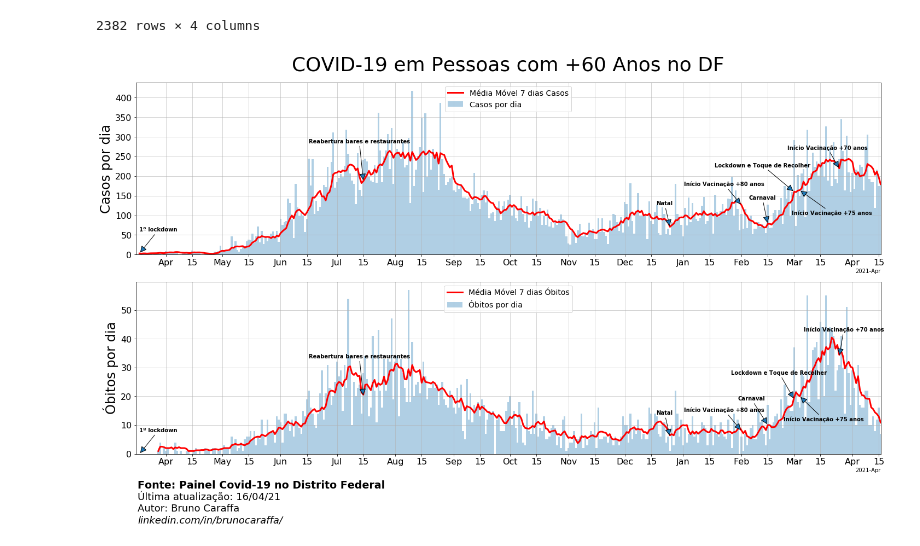
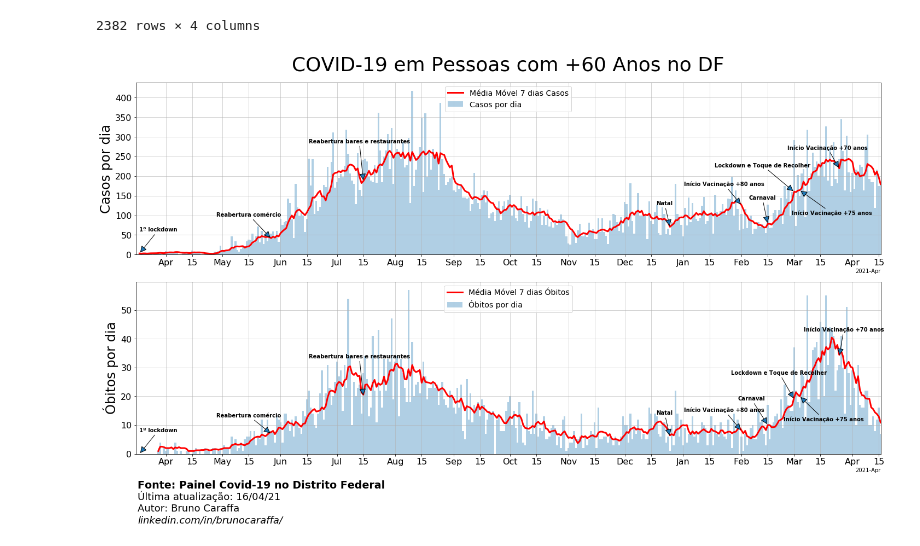
Before and after one commit to bkraffa/movingaveragecovid, a Jupyter notebook: Moving Average COVID.ipynb, the cells around one changed output. Cells and saved outputs as stored; diff of their text form; code cells hidden in the pictures.

```diff
--- a/Moving Average COVID.ipynb
+++ b/Moving Average COVID.ipynb
@@ -200,6 +200,7 @@ df60_deaths.date = pd.to_datetime(df60_deaths.date)
 # on the right coordinates.
 
 datas_eventos = ["03/18/2020", #1º lockdown
+                 "05/27/2020", #Reabertura Comércio
                  "07/15/2020", #Reabertura bares e restaura
                  "12/25/2020", #Natal
                  "2/1/2021", #Início Vacinação +80 anos
@@ -211,6 +212,7 @@ datas_eventos = ["03/18/2020", #1º lockdown
 datas_eventos = [datetime.strptime(x, '%m/%d/%Y') for x in datas_eventos]
 
 nomes_eventos = ["1º lockdown",
+                 "Reabertura comércio",
                 "Reabertura bares e restaurantes",
                 "Natal",
                 "Início Vacinação +80 anos",
@@ -280,7 +282,7 @@ ax1.annotate(nomes_eventos[0],
 
 ax1.annotate(nomes_eventos[1],
             (datas_eventos[1], lista_eventos_casos[1]),
-            xytext=(-100,70),
+            xytext=(-100,40),
             textcoords='offset points',
             arrowprops=dict(arrowstyle = '-|>',
                            mutation_scale=25),
@@ -288,7 +290,7 @@ ax1.annotate(nomes_eventos[1],
 
 ax1.annotate(nomes_eventos[2],
             (datas_eventos[2], lista_eventos_casos[2]),
-            xytext=(-25,40),
+            xytext=(-100,70),
             textcoords='offset points',
             arrowprops=dict(arrowstyle = '-|>',
                            mutation_scale=25),
@@ -296,7 +298,7 @@ ax1.annotate(nomes_eventos[2],
 
 ax1.annotate(nomes_eventos[3],
             (datas_eventos[3], lista_eventos_casos[3]),
-            xytext=(-105,35),
+            xytext=(-25,40),
             textcoords='offset points',
             arrowprops=dict(arrowstyle = '-|>',
                            mutation_scale=25),
@@ -304,7 +306,7 @@ ax1.annotate(nomes_eventos[3],
 
 ax1.annotate(nomes_eventos[4],
             (datas_eventos[4], lista_eventos_casos[4]),
-            xytext=(-35,45),
+            xytext=(-105,35),
             textcoords='offset points',
             arrowprops=dict(arrowstyle = '-|>',
                            mutation_scale=25),
@@ -312,7 +314,7 @@ ax1.annotate(nomes_eventos[4],
 
 ax1.annotate(nomes_eventos[5],
             (datas_eventos[5], lista_eventos_casos[5]),
-            xytext=(-145,45),
+            xytext=(-35,45),
             textcoords='offset points',
             arrowprops=dict(arrowstyle = '-|>',
                            mutation_scale=25),
@@ -320,7 +322,7 @@ ax1.annotate(nomes_eventos[5],
 
 ax1.annotate(nomes_eventos[6],
             (datas_eventos[6], lista_eventos_casos[6]),
-            xytext=(-15,-45),
+            xytext=(-145,45),
             textcoords='offset points',
             arrowprops=dict(arrowstyle = '-|>',
                            mutation_scale=25),
@@ -328,6 +330,14 @@ ax1.annotate(nomes_eventos[6],
 
 ax1.annotate(nomes_eventos[7],
             (datas_eventos[7], lista_eventos_casos[7]),
+            xytext=(-15,-45),
+            textcoords='offset points',
+            arrowprops=dict(arrowstyle = '-|>',
+                           mutation_scale=25),
+            weight='bold', fontsize = 10)
+
+ax1.annotate(nomes_eventos[8],
+            (datas_eventos[8], lista_eventos_casos[8]),
             xytext=(-95,35),
             textcoords='offset points',
             arrowprops=dict(arrowstyle = '-|>',
@@ -344,7 +354,7 @@ ax2.annotate(nomes_eventos[0],
 
 ax2.annotate(nomes_eventos[1],
             (datas_eventos[1], lista_eventos_mortes[1]),
-            xytext=(-100,70),
+            xytext=(-100,30),
             textcoords='offset points',
             arrowprops=dict(arrowstyle = '-|>',
                            mutation_scale=25),
@@ -352,7 +362,7 @@ ax2.annotate(nomes_eventos[1],
 
 ax2.annotate(nomes_eventos[2],
             (datas_eventos[2], lista_eventos_mortes[2]),
-            xytext=(-25,40),
+            xytext=(-100,70),
             textcoords='offset points',
             arrowprops=dict(arrowstyle = '-|>',
                            mutation_scale=25),
@@ -360,7 +370,7 @@ ax2.annotate(nomes_eventos[2],
 
 ax2.annotate(nomes_eventos[3],
             (datas_eventos[3], lista_eventos_mortes[3]),
-            xytext=(-105,35),
+            xytext=(-25,40),
             textcoords='offset points',
             arrowprops=dict(arrowstyle = '-|>',
                            mutation_scale=25),
@@ -368,37 +378,45 @@ ax2.annotate(nomes_eventos[3],
 
 ax2.annotate(nomes_eventos[4],
             (datas_eventos[4], lista_eventos_mortes[4]),
-            xytext=(-55,45),
+            xytext=(-105,35),
             textcoords='offset points',
             arrowprops=dict(arrowstyle = '-|>',
                            mutation_scale=25),
             weight='bold', fontsize = 10)
 
 ax2.annotate(nomes_eventos[5],
             (datas_eventos[5], lista_eventos_mortes[5]),
-            xytext=(-115,45),
+            xytext=(-55,45),
             textcoords='offset points',
             arrowprops=dict(arrowstyle = '-|>',
                            mutation_scale=25),
             weight='bold', fontsize = 10)
 
 ax2.annotate(nomes_eventos[6],
             (datas_eventos[6], lista_eventos_mortes[6]),
-            xytext=(-30,-45),
+            xytext=(-115,45),
             textcoords='offset points',
             arrowprops=dict(arrowstyle = '-|>',
                            mutation_scale=25),
             weight='bold', fontsize = 10)
 
 ax2.annotate(nomes_eventos[7],
             (datas_eventos[7], lista_eventos_mortes[7]),
+            xytext=(-30,-45),
+            textcoords='offset points',
+            arrowprops=dict(arrowstyle = '-|>',
+                           mutation_scale=25),
+            weight='bold', fontsize = 10)
+
+ax2.annotate(nomes_eventos[8],
+            (datas_eventos[8], lista_eventos_mortes[8]),
             xytext=(-65,45),
             textcoords='offset points',
             arrowprops=dict(arrowstyle = '-|>',
                            mutation_scale=25),
             weight='bold', fontsize = 10)
 
 plt.savefig('mediamovel.png')
 plt.show()
 # %% [output]
-[figure, old version]
+[figure, new version]
```
Also changed, not shown: parts of 1 cell of this notebook.
